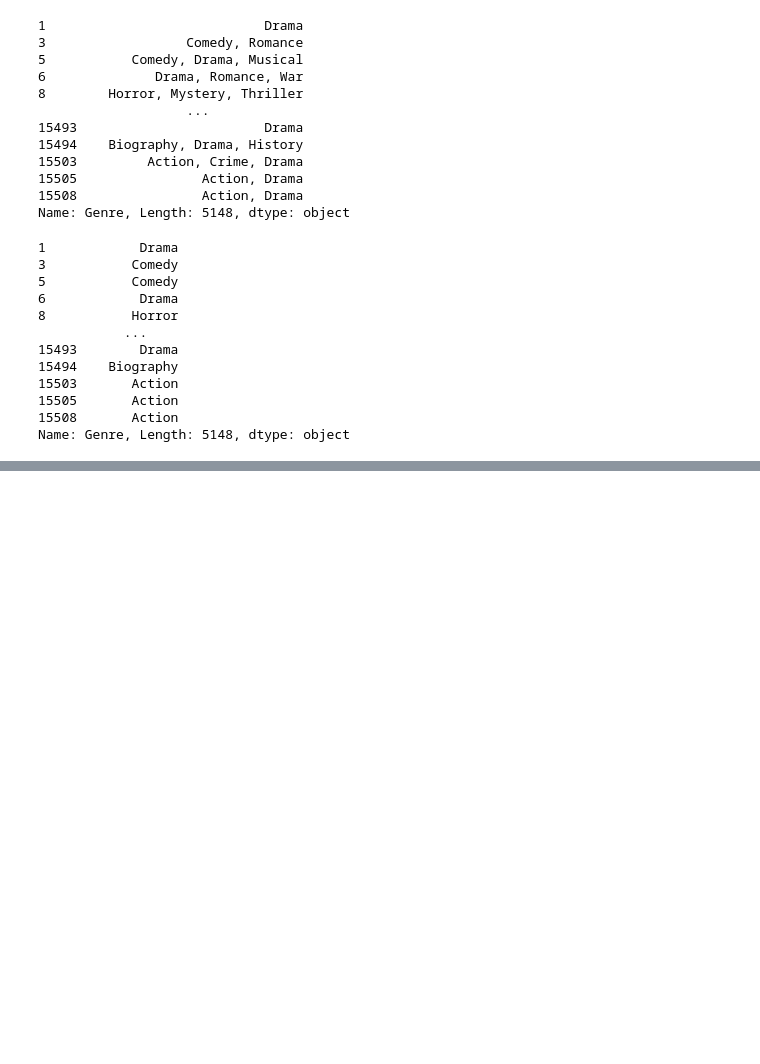
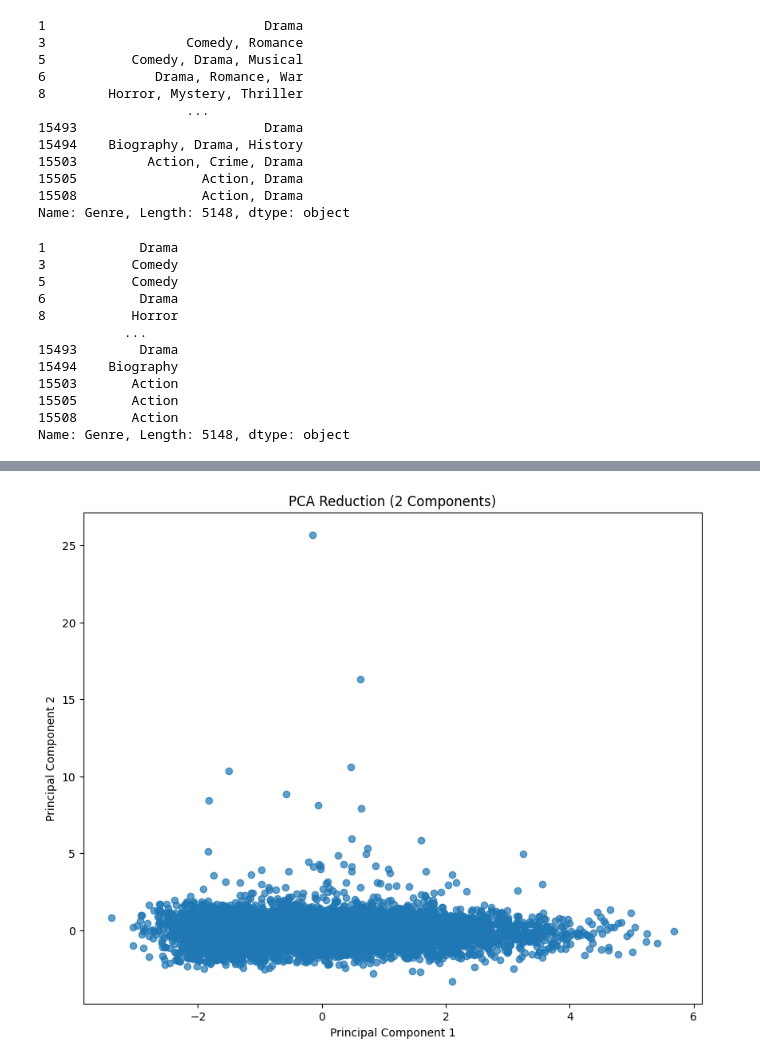
Before and after one commit to ankitajaswal/CODSOFT, a Jupyter notebook: Task 2/Testbench2.ipynb, the cells around one changed output, grey strips where cells are left out. Drawn from its saved outputs; the diff is of its cells as text; code cells hidden in the pictures; blank space fills up the shorter version.

```diff
--- a/Task 2/Testbench2.ipynb
+++ b/Task 2/Testbench2.ipynb
@@ -220,0 +307,28 @@ df_clean = pd.read_csv('clean_movie_data.csv')
+# %%
+from sklearn.preprocessing import OneHotEncoder, StandardScaler
+
+# One-hot encode the 'Genre' column
+one_hot_encoder = OneHotEncoder(sparse=False)
+genre_encoded = one_hot_encoder.fit_transform(df_clean[['Genre']])
+
+# Convert the encoded genres back to a DataFrame with appropriate column names
+genre_encoded_df = pd.DataFrame(genre_encoded, columns=one_hot_encoder.get_feature_names_out(['Genre']))
+
+# Frequency encode the 'Director', 'Actor 1', 'Actor 2', and 'Actor 3' columns
+for column in ['Director', 'Actor 1', 'Actor 2', 'Actor 3']:
+    frequency = df_clean[column].value_counts(normalize=True)
+    df_clean[column + '_Freq'] = df_clean[column].map(frequency)
+
+# Drop original object columns after encoding
+data_encoded = df_clean.drop(['Name', 'Genre', 'Director', 'Actor 1', 'Actor 2', 'Actor 3'], axis=1)
+
+# Merge the one-hot encoded genre back into the dataframe
+data_encoded = pd.concat([data_encoded, genre_encoded_df], axis=1)
+
+# Standardize numerical features
+scaler = StandardScaler()
+numerical_columns = ['Year', 'Duration', 'Rating', 'Votes', 'Director_Freq', 'Actor 1_Freq', 'Actor 2_Freq', 'Actor 3_Freq']
+data_encoded[numerical_columns] = scaler.fit_transform(data_encoded[numerical_columns])
+
+# Display the first few rows of the processed dataframe for model fitting
+data_encoded.head()
@@ -220,0 +367,13 @@ df_clean = pd.read_csv('clean_movie_data.csv')
+# %%
+# PCA Reduction to visualize data in a 2D space and Plot
+pca = PCA(n_components=2)
+pca_result = pca.fit_transform(data_encoded)
+
+plt.figure(figsize=(10, 8))
+plt.scatter(pca_result[:, 0], pca_result[:, 1], alpha=0.7)
+plt.title('PCA Reduction (2 Components)')
+plt.xlabel('Principal Component 1')
+plt.ylabel('Principal Component 2')
+plt.show()
+# %% [output]
+[figure, added]
```
Also changed, not shown: parts of 13 cells of this notebook.
